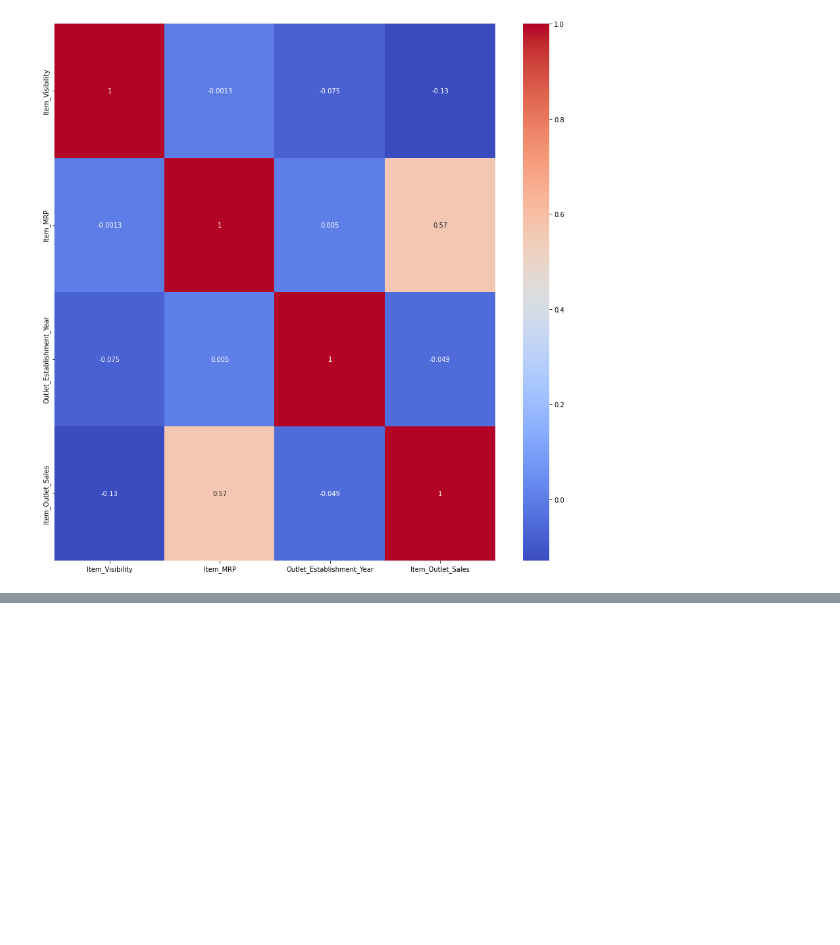
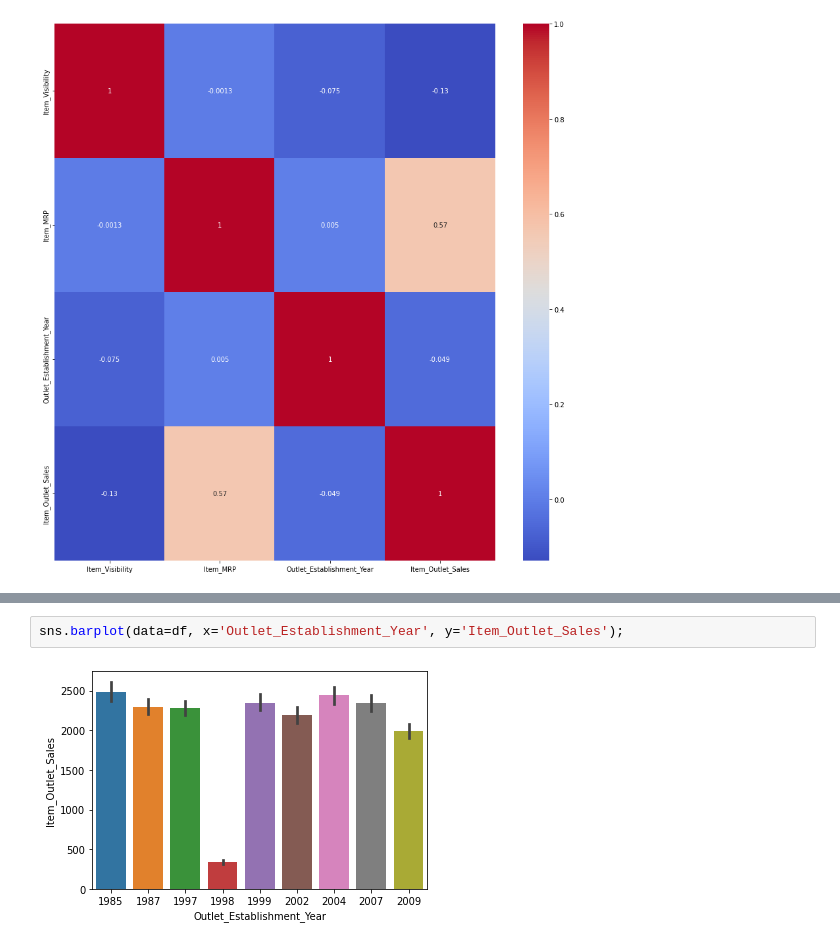
Before and after one commit to JessicaGreen22/food-sales-location-predictions, a Jupyter notebook: Food_Sales_predictions.ipynb, the cells around one changed output, grey strips where cells are left out. Drawn from its saved outputs; the diff is of its cells as text; blank space fills up the shorter version.

```diff
--- a/Food_Sales_predictions.ipynb
+++ b/Food_Sales_predictions.ipynb
@@ -296,0 +333,4 @@ sns.heatmap(corr, cmap='coolwarm', annot=True)
+# %%
+sns.barplot(data=df, x='Outlet_Establishment_Year', y='Item_Outlet_Sales');
+# %% [output]
+[figure, added]
```
Also changed, not shown: parts of 4 cells of this notebook.
